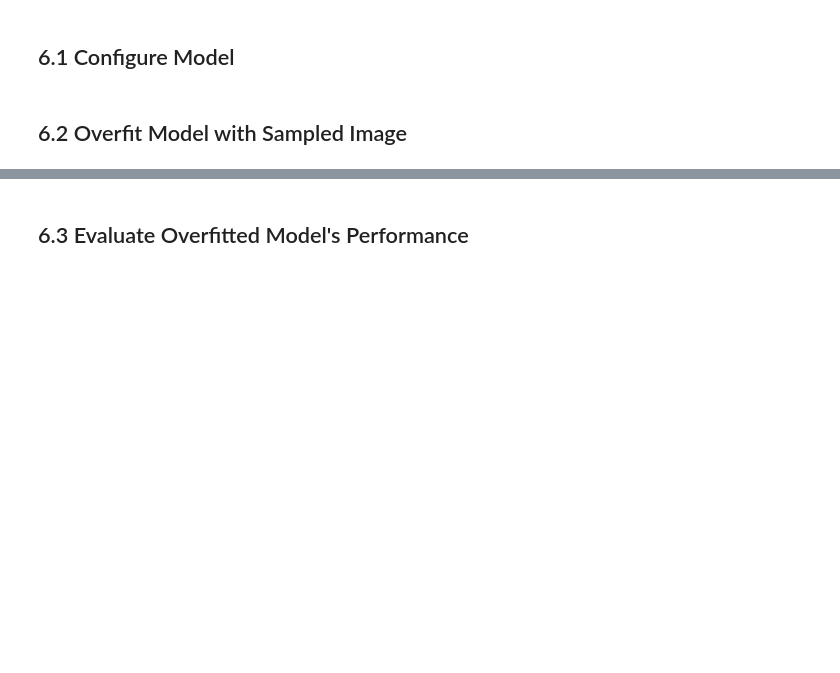
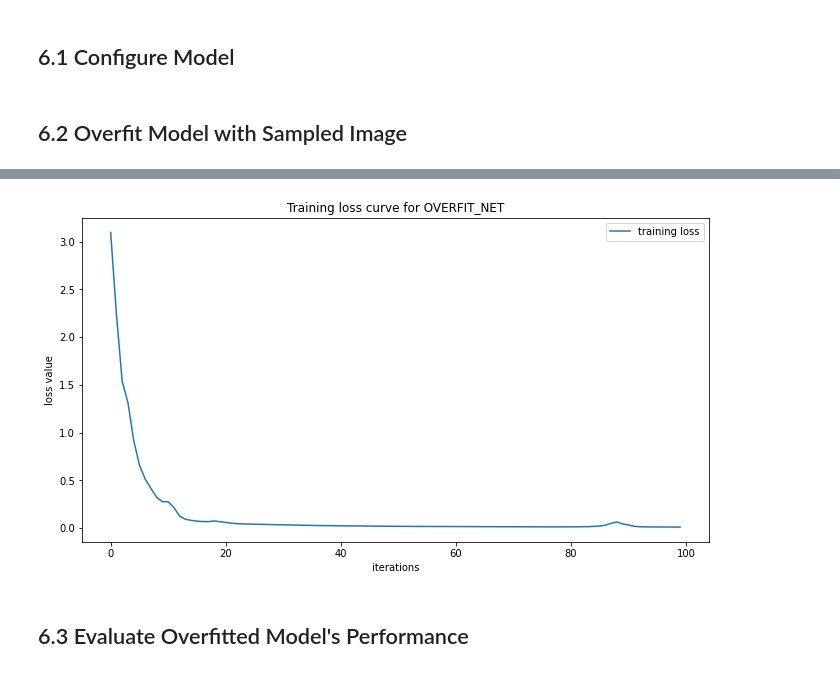
Before and after one commit to b349zhan/SemanticSegmentation, a Jupyter notebook: notebook/main.ipynb, the cells around one changed output, grey strips where cells are left out. Cells and saved outputs as stored; diff of their text form; code cells hidden in the pictures; blank space fills up the shorter version.

```diff
--- a/notebook/main.ipynb
+++ b/notebook/main.ipynb
@@ -184,9 +203,8 @@ optimizer = torch.optim.SGD(overfit_model.parameters(),
 # %% [markdown]
 ## 6.2 Overfit Model with Sampled Image
 # %%
-%matplotlib notebook
+#%matplotlib inline
 loss_graph = []
-train_plot(EPOCH, basic_loader, overfit_model, optimizer, loss_graph)
-%matplotlib inline
+overfit_model = train_plot(EPOCH, basic_loader, overfit_model, optimizer, loss_graph)
 # %% [output]
 Starting Training...
@@ -205,3 +221,4 @@ Epoch: 90 Loss: 0.08310209214687347
+[figure, added]
 # %% [markdown]
 ## 6.3 Evaluate Overfitted Model's Performance
 # %%
```
Also changed, not shown: parts of 19 cells of this notebook, 1 other file.
